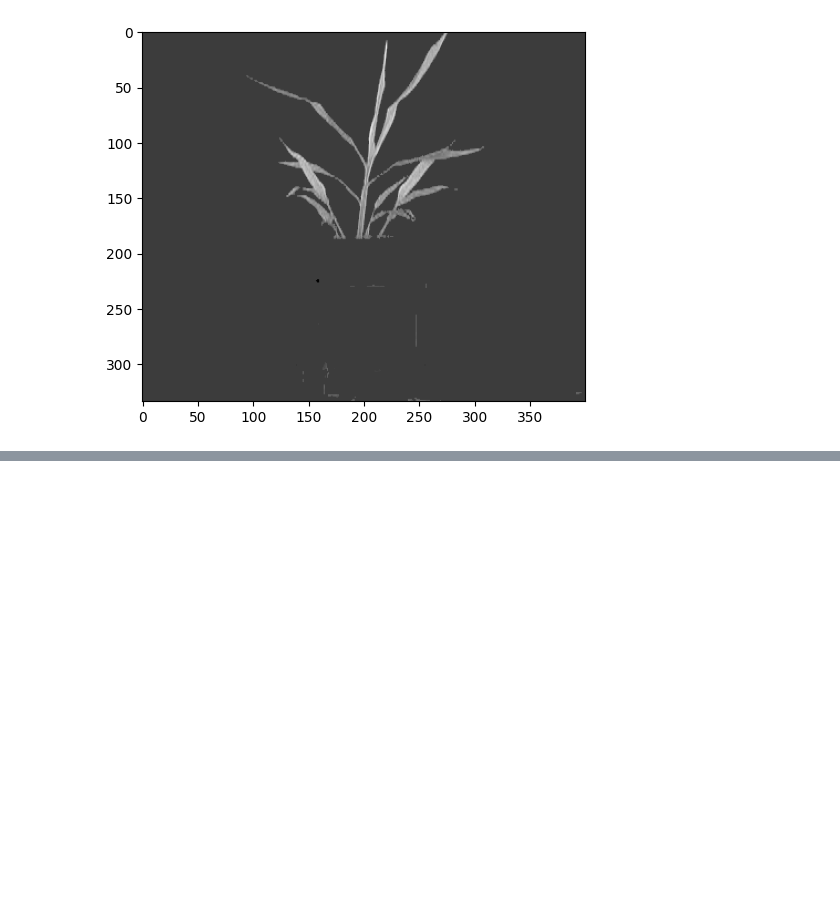
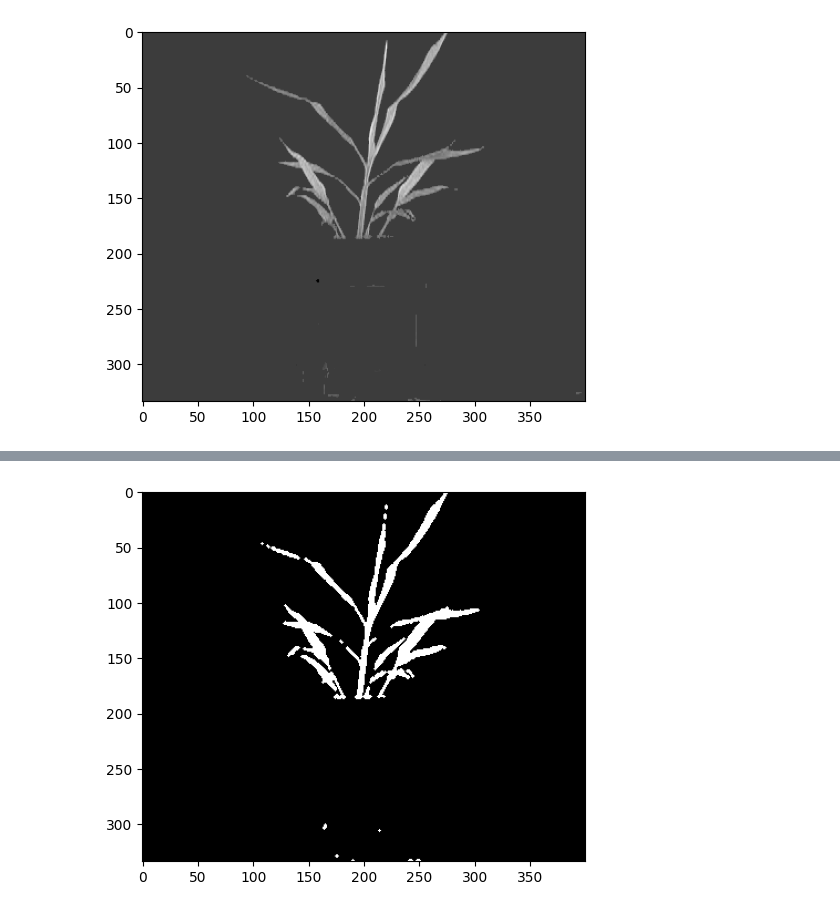
Before and after one commit to InsuJeong77/plantcv_tutorial, a Jupyter notebook: plantcv_jupyter.ipynb, the cells around one changed output, grey strips where cells are left out. Cells and saved outputs as stored; diff of their text form; code cells hidden in the pictures; blank space fills up the shorter version.

```diff
--- a/plantcv_jupyter.ipynb
+++ b/plantcv_jupyter.ipynb
@@ -52,0 +74,5 @@ masked_b = pcv.rgb2gray_lab(rgb_img=masked, channel='b')
+# %%
+# openning을 사용, 침식 => 팽창으로 노이즈 제거
+opened_ab = pcv.opening(gray_img=ab)
+# %% [output]
+[figure, added]
```
Also changed, not shown: parts of 10 cells of this notebook.
